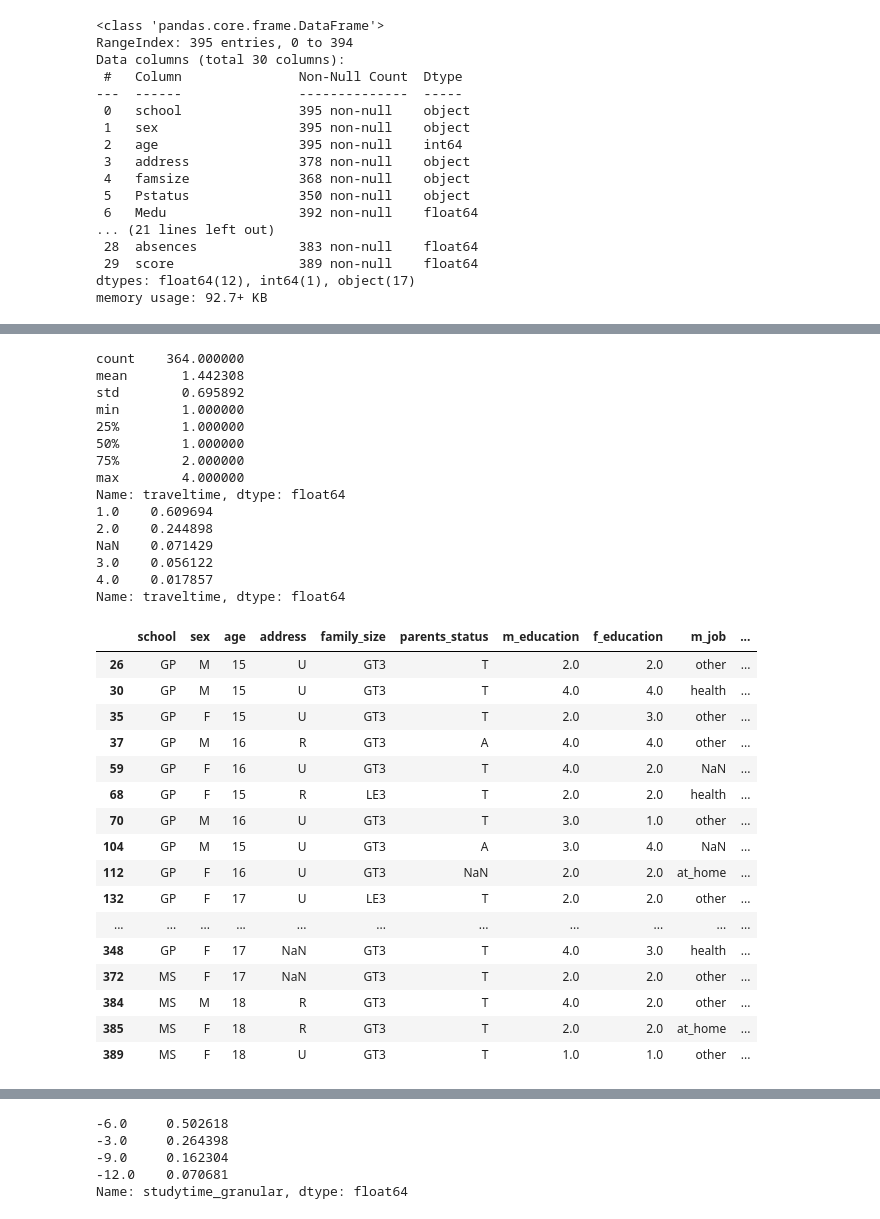
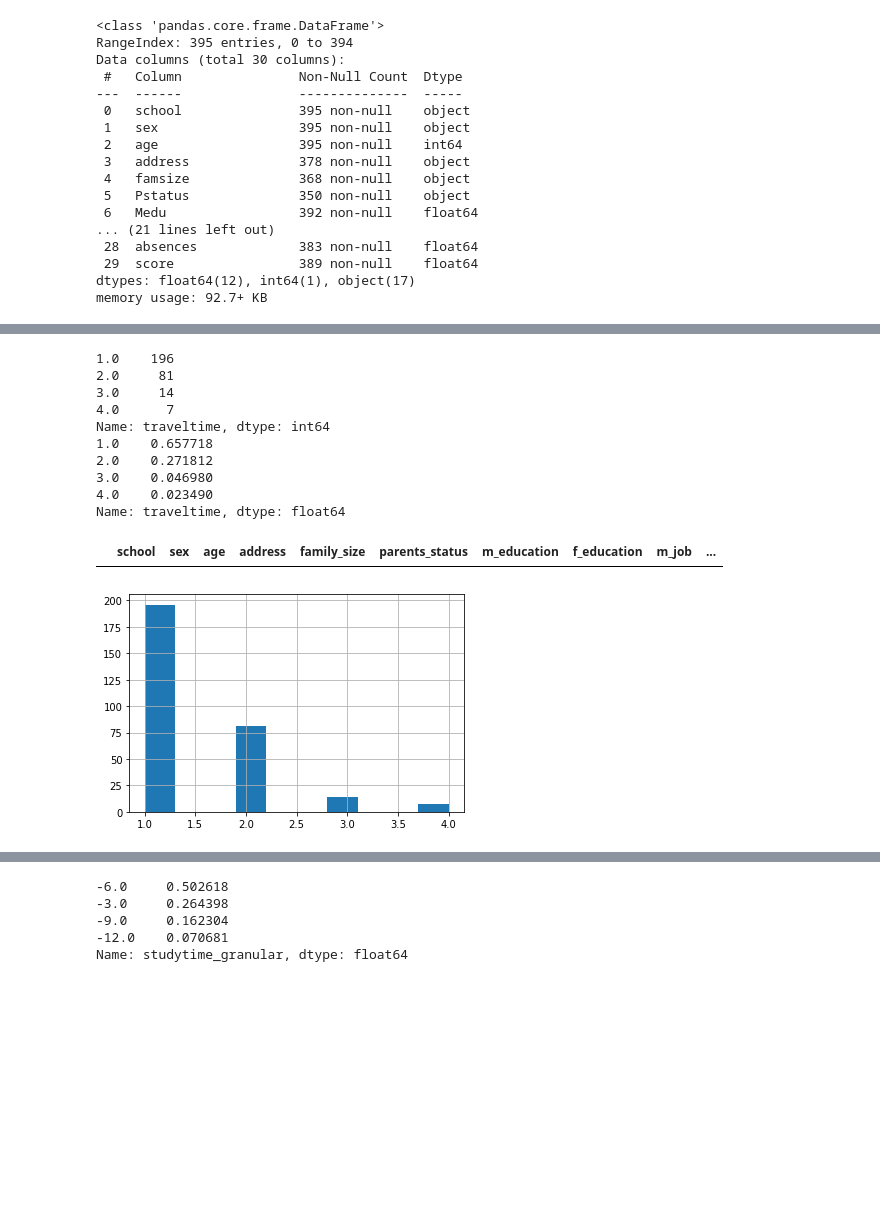
Before and after one commit to Fahrenheit-sp/SkillFactory, a Jupyter notebook: module_2/Module_2.ipynb, the cells around one changed output, grey strips where cells are left out. Drawn from its saved outputs; the diff is of its cells as text; code cells hidden in the pictures; blank space fills up the shorter version.

```diff
--- a/module_2/Module_2.ipynb
+++ b/module_2/Module_2.ipynb
@@ -173,53 +185,36 @@ Name: f_education, dtype: float64
 # %%
 # traveltime
-print(data.traveltime.describe())
+print(data.traveltime.value_counts())
+data.traveltime.hist()
 display_normalized_values_for(data.traveltime)
 
 # видим что часть данных отсутсвует, рассмотрим отстутвующие данные
 display_absent_values_for(data.traveltime)
 
 # заменим отсутсвующие данные в зависимости от типа места жительства
 # очевидно, что живущие в городе тратят меньше времени на путь в школу, чем живущие в деревне
 # найдем медианные значения для каждого из типов места жительства, и заменим отсутсвующие значения
 data.groupby(by=['address'])['traveltime'].median()
 
 # видим что для деревни traveltime составляет 2, для города 1
 # если тип адреса так же неизвестен, то опустим такую строку
 data = data.dropna(subset=['address', 'traveltime'], how='all')
 data.loc[(data['address'] == 'U') & (data['traveltime'].isna()), 'traveltime'] = 1
 data.loc[(data['address'] == 'R') & (data['traveltime'].isna()), 'traveltime'] = 2
+
+# видим что 2% (7) учеников тратят очень много времени на путь до школы. посмотрим какие результаты они в итоге покажут
 # %% [output]
-count    364.000000
-mean       1.442308
-std        0.695892
-min        1.000000
-25%        1.000000
-50%        1.000000
-75%        2.000000
-max        4.000000
+1.0    196
+2.0     81
+3.0     14
+4.0      7
+Name: traveltime, dtype: int64
+1.0    0.657718
+2.0    0.271812
+3.0    0.046980
+4.0    0.023490
 Name: traveltime, dtype: float64
-1.0    0.609694
-2.0    0.244898
-NaN    0.071429
-3.0    0.056122
-4.0    0.017857
-Name: traveltime, dtype: float64
 |  | school | sex | age | address | family_size | parents_status | m_education | f_education | m_job | ... |
-| 26 | GP | M | 15 | U | GT3 | T | 2.0 | 2.0 | other | ... |
-| 30 | GP | M | 15 | U | GT3 | T | 4.0 | 4.0 | health | ... |
-| 35 | GP | F | 15 | U | GT3 | T | 2.0 | 3.0 | other | ... |
-| 37 | GP | M | 16 | R | GT3 | A | 4.0 | 4.0 | other | ... |
-| 59 | GP | F | 16 | U | GT3 | T | 4.0 | 2.0 | NaN | ... |
-| 68 | GP | F | 15 | R | LE3 | T | 2.0 | 2.0 | health | ... |
-| 70 | GP | M | 16 | U | GT3 | T | 3.0 | 1.0 | other | ... |
-| 104 | GP | M | 15 | U | GT3 | A | 3.0 | 4.0 | NaN | ... |
-| 112 | GP | F | 16 | U | GT3 | NaN | 2.0 | 2.0 | at_home | ... |
-| 132 | GP | F | 17 | U | LE3 | T | 2.0 | 2.0 | other | ... |
-| ... | ... | ... | ... | ... | ... | ... | ... | ... | ... | ... |
-| 348 | GP | F | 17 | NaN | GT3 | T | 4.0 | 3.0 | health | ... |
-| 372 | MS | F | 17 | NaN | GT3 | T | 2.0 | 2.0 | other | ... |
-| 384 | MS | M | 18 | R | GT3 | T | 4.0 | 2.0 | other | ... |
-| 385 | MS | F | 18 | R | GT3 | T | 2.0 | 2.0 | at_home | ... |
-| 389 | MS | F | 18 | U | GT3 | T | 1.0 | 1.0 | other | ... |
+[figure, added]
 # %%
 # studytime
```
Also changed, not shown: parts of 19 cells of this notebook, 2 other files.
